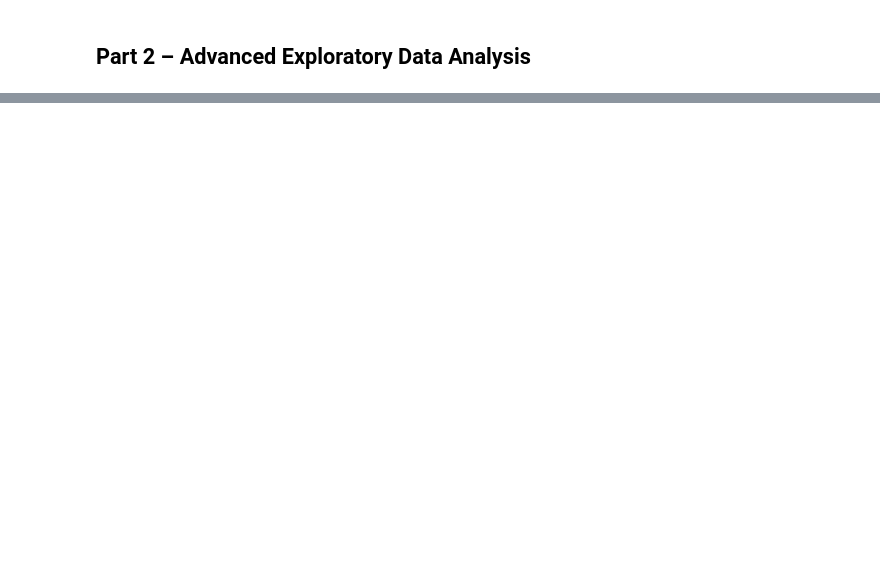
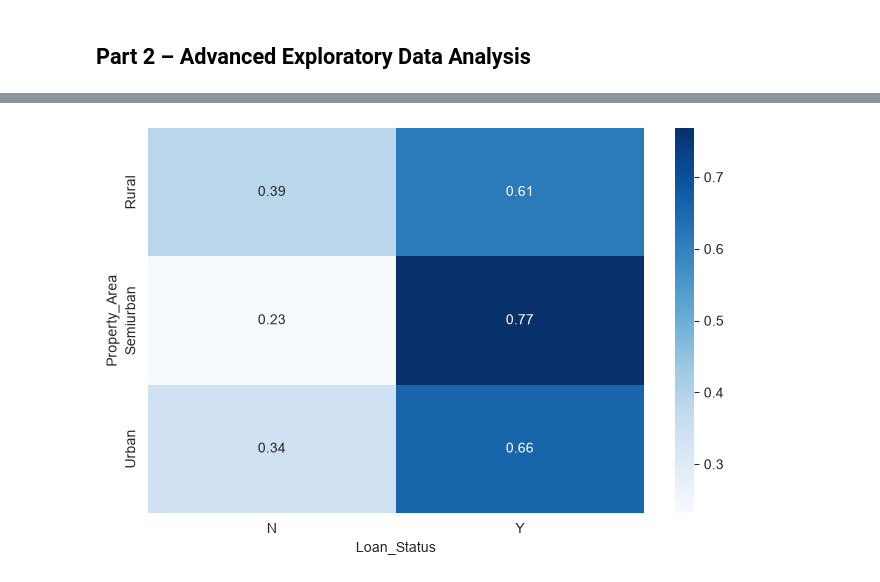
Before and after one commit to cdjarabe07/AnalystLab_Internship_In_Data_Science, a Jupyter notebook: Week 3 Assignment/notebooks/03_week3_advanced_analysis.ipynb, the cells around one changed output, grey strips where cells are left out. Saved outputs shown, nothing was run; the diff lists cells and outputs as text; code cells hidden in the pictures; blank space fills up the shorter version.

```diff
--- a/Week 3 Assignment/notebooks/03_week3_advanced_analysis.ipynb
+++ b/Week 3 Assignment/notebooks/03_week3_advanced_analysis.ipynb
@@ -616,0 +86,7 @@ Saved: loan_ml_ready_w3.csv (614, 19)
+# %%
+plt.figure()
+sns.heatmap(pd.crosstab(df["Property_Area"], df["Loan_Status"], normalize="index"), annot=True, fmt=".2f", cmap="Blues")
+plt.savefig("../visuals/04_crosstab_property_area.png", bbox_inches="tight")
+plt.show()
+# %% [output]
+[figure, added]
```
Also changed, not shown: parts of 125 cells of this notebook, 37 other files.
